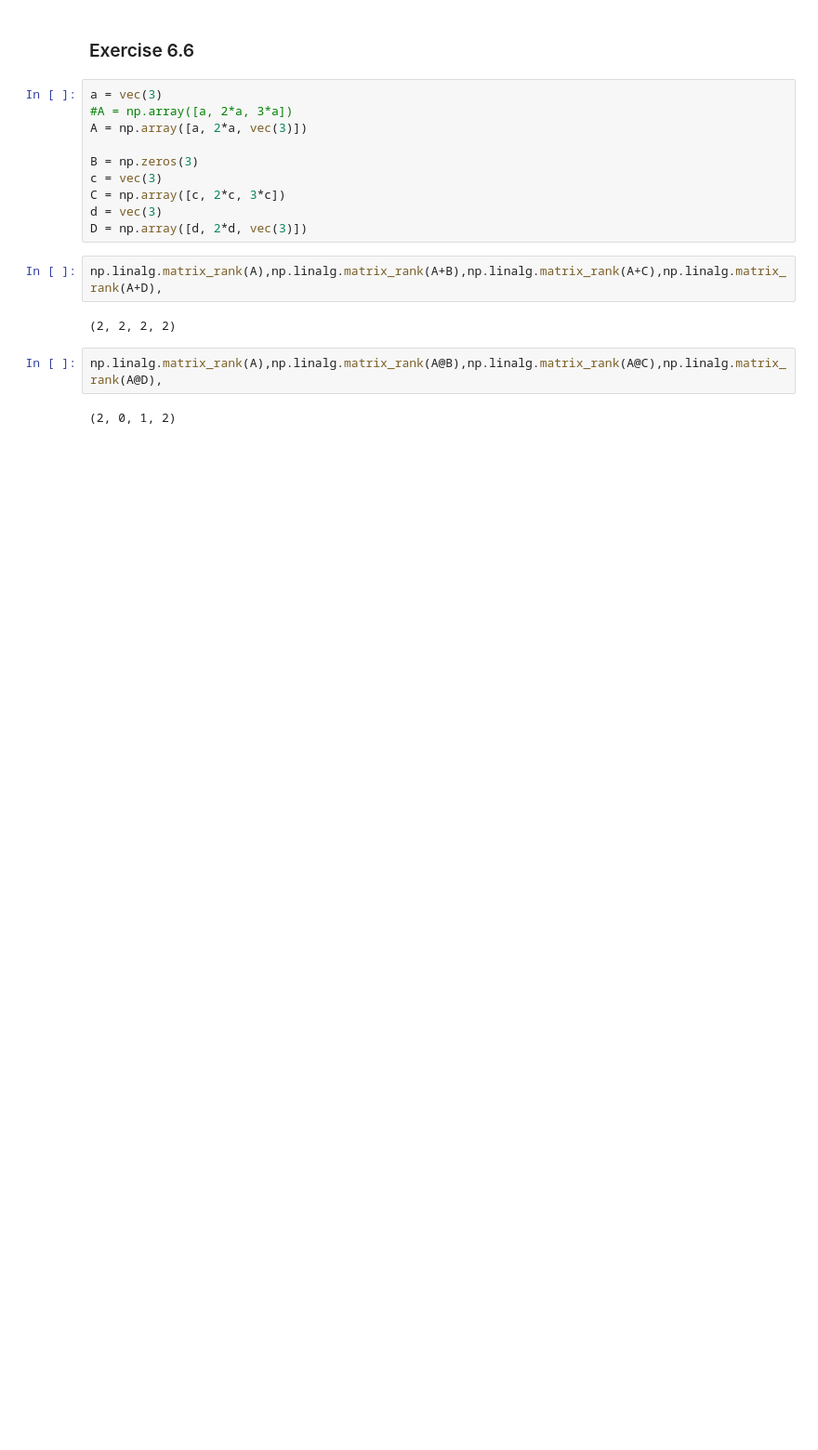
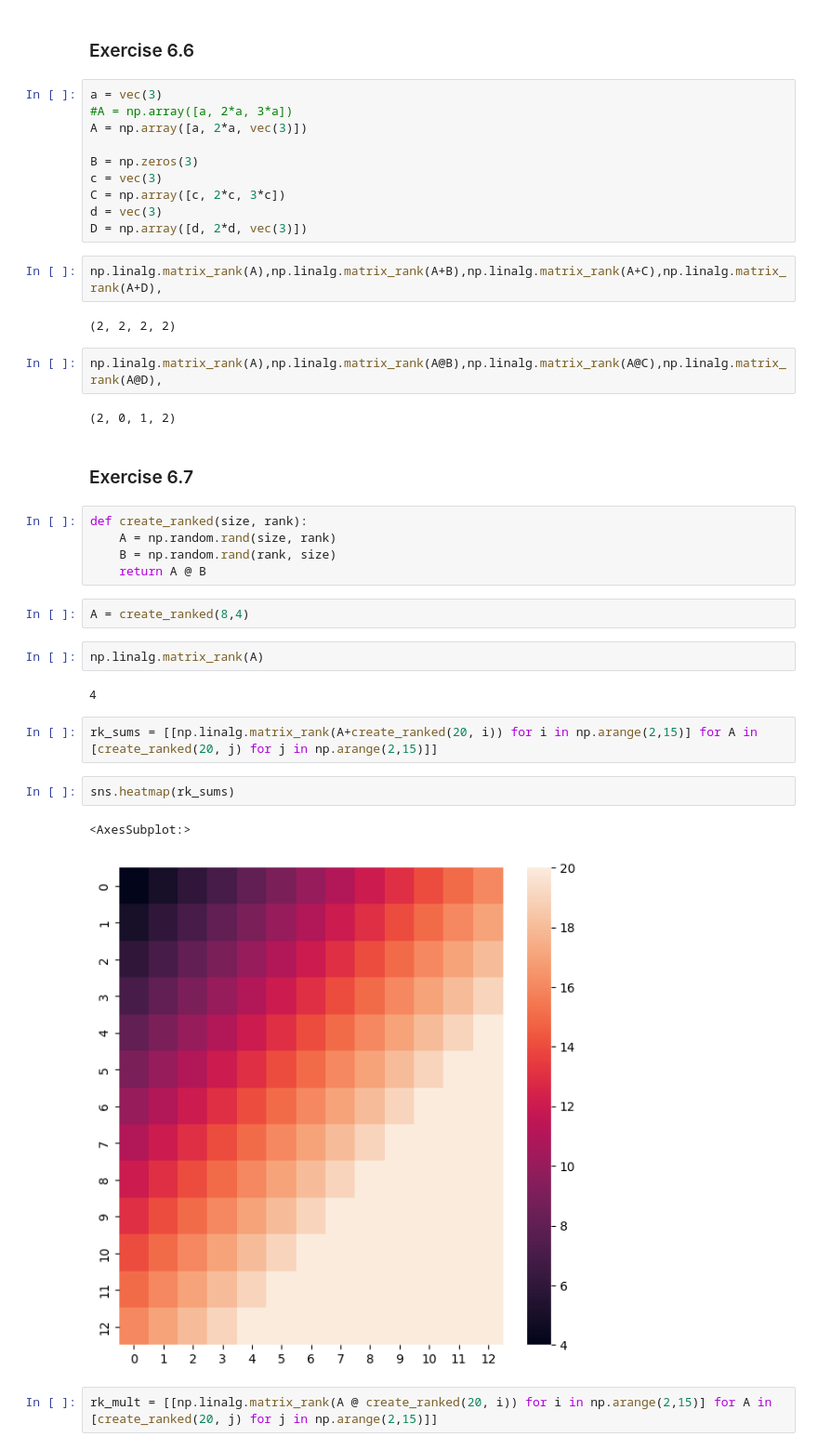
Before and after one commit to falasur/LA4DS, a Jupyter notebook: LA4DS_Ch6.ipynb, the cells around one changed output. Shown at 93% size. Cells and saved outputs as stored; diff of their text form; blank space fills up the shorter version.

```diff
--- a/LA4DS_Ch6.ipynb
+++ b/LA4DS_Ch6.ipynb
@@ -237,3 +237,25 @@ np.linalg.matrix_rank(A),np.linalg.matrix_rank(A+B),np.linalg.matrix_rank(A+C),n
 np.linalg.matrix_rank(A),np.linalg.matrix_rank(A@B),np.linalg.matrix_rank(A@C),np.linalg.matrix_rank(A@D),
 # %% [output]
 (2, 0, 1, 2)
+# %% [markdown]
+### Exercise 6.7
+# %%
+def create_ranked(size, rank):
+    A = np.random.rand(size, rank)
+    B = np.random.rand(rank, size)
+    return A @ B
+# %%
+A = create_ranked(8,4)
+# %%
+np.linalg.matrix_rank(A)
+# %% [output]
+4
+# %%
+rk_sums = [[np.linalg.matrix_rank(A+create_ranked(20, i)) for i in np.arange(2,15)] for A in [create_ranked(20, j) for j in np.arange(2,15)]]
+# %%
+sns.heatmap(rk_sums)
+# %% [output]
+<AxesSubplot:>
+[figure, added]
+# %%
+rk_mult = [[np.linalg.matrix_rank(A @ create_ranked(20, i)) for i in np.arange(2,15)] for A in [create_ranked(20, j) for j in np.arange(2,15)]]
```
Also changed, not shown: parts of 18 cells of this notebook.
